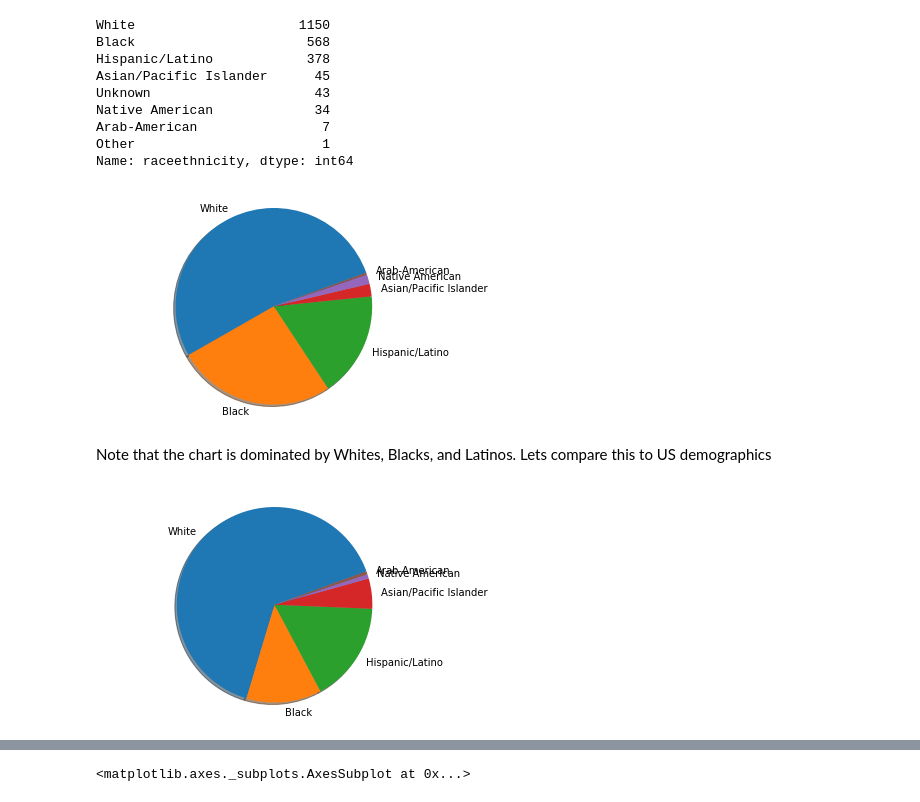
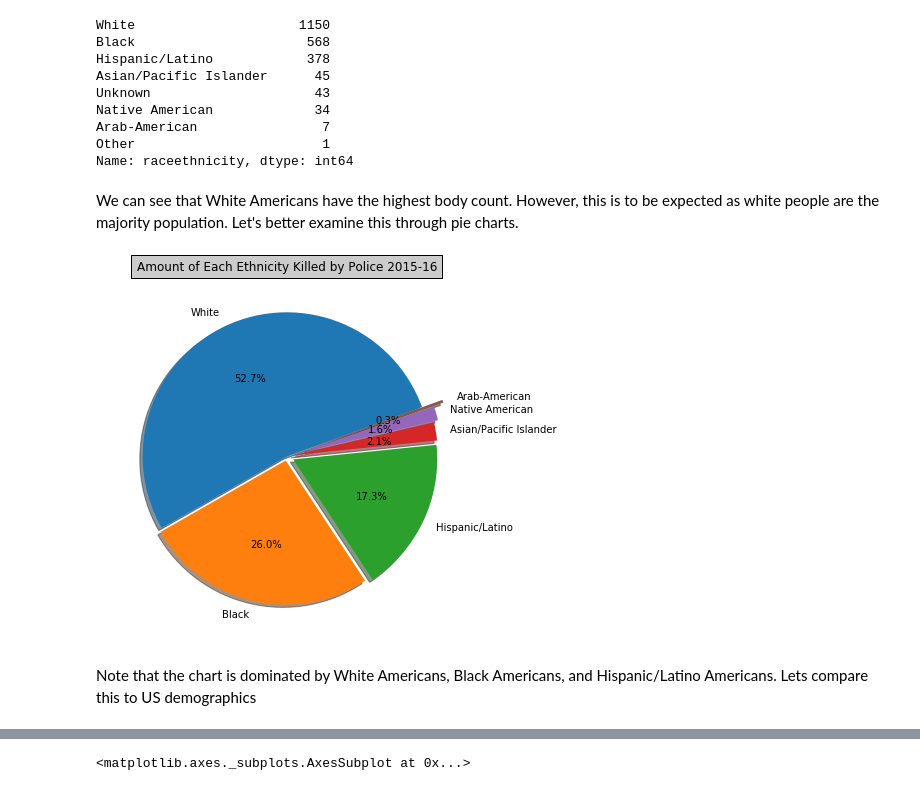
Before and after one commit to nchp89/police-analysis, a Jupyter notebook: Police+Killings+Analysis.ipynb, the cells around one changed output, grey strips where cells are left out. Saved outputs shown, nothing was run; the diff lists cells and outputs as text; code cells hidden in the pictures.

```diff
--- a/Police+Killings+Analysis.ipynb
+++ b/Police+Killings+Analysis.ipynb
@@ -156,3 +203,6 @@ Name: raceethnicity, dtype: int64
+# %% [markdown]
+We can see that White Americans have the highest body count. However, this is to be expected as white people are the majority population.
+Let's better examine this through pie charts.
 # %%
 #lets drop the unknown and other categories
 race_count = race_count.drop(race_count.index[[4,7]])
@@ -162,9 +209,19 @@ sizes = race_count.values
-# %%
-plt.pie(sizes, labels=labels, shadow=True, startangle=20)
-plt.axis('equal')
-plt.show()
-# %% [output]
-[figure, removed]
+# %%
+# set labels and slice sizes
+labels = race_count.index
+sizes = race_count.values
+# explode for effect
+explode = (0.0, 0.03, 0.05, 0.05, 0.08, 0.15)
+# %%
+# construct, set size, and title
+fig = plt.figure(1, figsize=(10,5))
+ax = fig.add_axes((0,0,.5,1))
+ax.set_title('Amount of Each Ethnicity Killed by Police 2015-16', bbox={'facecolor':'0.8', 'pad':5})
+# plot!
+plt.pie(sizes, explode=explode, autopct='%1.1f%%', labels=labels, shadow=True, startangle=20)
+plt.show()
+# %% [output]
+[figure, added]
 # %% [markdown]
-Note that the chart is dominated by Whites, Blacks, and Latinos. Lets compare this to US demographics
+Note that the chart is dominated by White Americans, Black Americans, and Hispanic/Latino Americans. Lets compare this to US demographics
 # %%
@@ -175,8 +232,0 @@ us_demo.index = races
-# %%
-labels = us_demo.index
-sizes = us_demo.values
-plt.pie(sizes, labels=labels, shadow=True, startangle=20)
-plt.axis('equal')
-plt.show()
-# %% [output]
-[figure, removed]
```
Also changed, not shown: parts of 53 cells of this notebook.
